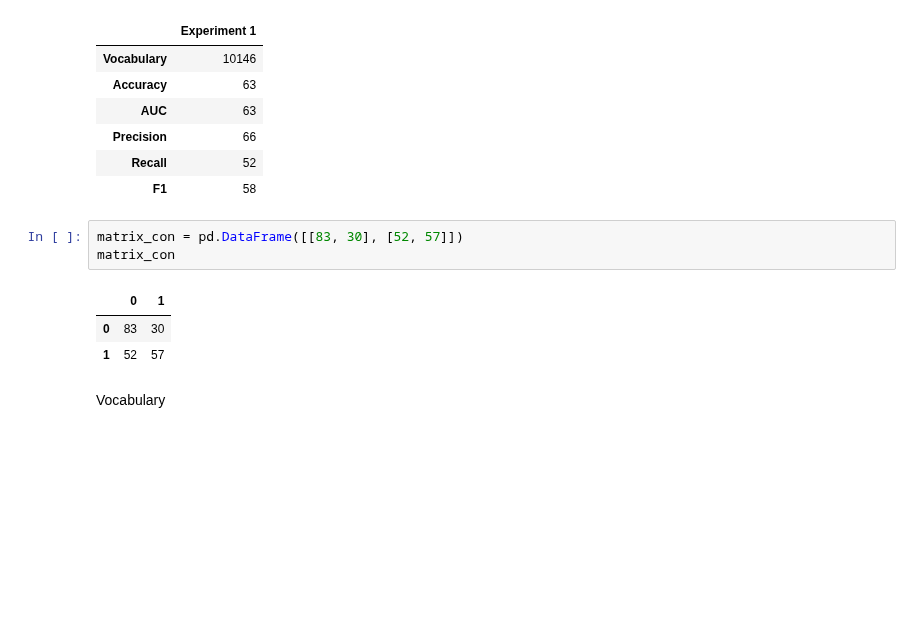
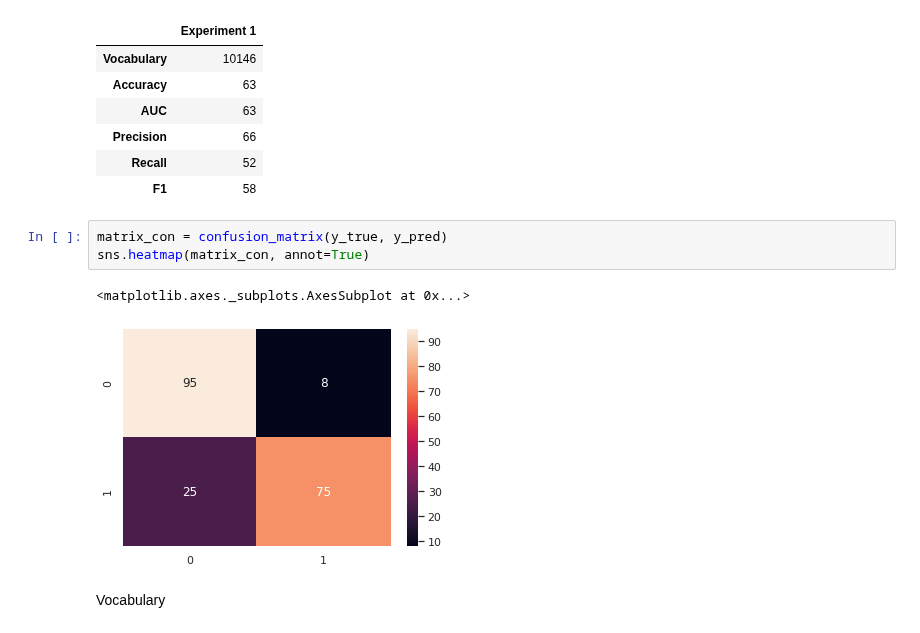
Before and after one commit to Jaimemorillo/ShouldIwatchThisMovie, a Jupyter notebook: Memoria_experiment1.ipynb, the cells around one changed output. Drawn from its saved outputs; the diff is of its cells as text; blank space fills up the shorter version.

```diff
--- a/Memoria_experiment1.ipynb
+++ b/Memoria_experiment1.ipynb
@@ -362,13 +362,12 @@ df_results
 | Precision | 66 |
 | Recall | 52 |
 | F1 | 58 |
-# %%
-matrix_con = pd.DataFrame([[83, 30], [52, 57]])
-matrix_con
-# %% [output]
-|  | 0 | 1 |
-| 0 | 83 | 30 |
-| 1 | 52 | 57 |
+# %%
+matrix_con = confusion_matrix(y_true, y_pred)
+sns.heatmap(matrix_con, annot=True)
+# %% [output]
+<matplotlib.axes._subplots.AxesSubplot at 0x...>
+[figure, added]
 # %% [markdown]
 Vocabulary
 # %%
```
Also changed, not shown: parts of 7 cells of this notebook.
